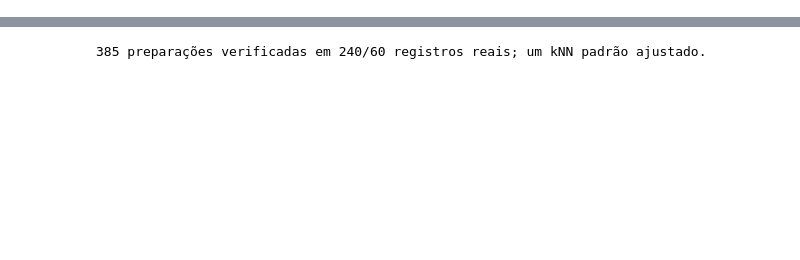
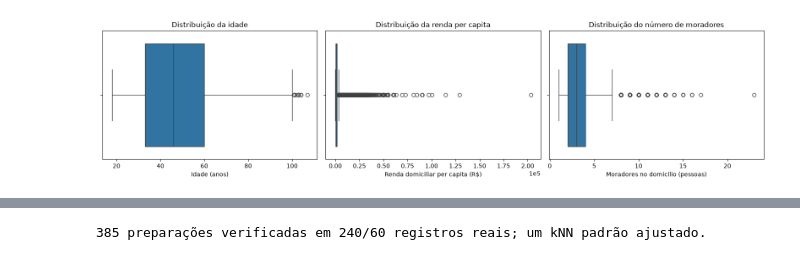
Before and after one commit to jean-pietro-lacerda/pns-atividade-fisica-knn, a Jupyter notebook: notebooks/03_preprocessamento.ipynb, the cells around one changed output, grey strips where cells are left out. Drawn from its saved outputs; the diff is of its cells as text; code cells hidden in the pictures; blank space fills up the shorter version.

```diff
--- a/notebooks/03_preprocessamento.ipynb
+++ b/notebooks/03_preprocessamento.ipynb
@@ -45,18 +120,0 @@ Q1 e Q3 delimitam os 50% centrais. IQR = Q3 − Q1. Pontos fora de Q1 − 1,5 IQ
-# %%
-numericas = ['idade', 'renda_per_capita', 'numero_moradores']
-q = df[numericas].quantile([.25, .5, .75]).T
-q.columns = ['Q1', 'mediana', 'Q3']
-q['IQR'] = q.Q3 - q.Q1
-q['inferior'] = q.Q1 - 1.5*q.IQR
-q['superior'] = q.Q3 + 1.5*q.IQR
-q['extremos'] = [int(((df[c] < q.loc[c, 'inferior']) | (df[c] > q.loc[c, 'superior'])).sum()) for c in numericas]
-display(q)
-fig, axes = plt.subplots(1, 3, figsize=(15, 4))
-for ax, coluna in zip(axes, numericas):
-    sns.boxplot(data=df, x=coluna, ax=ax, showfliers=True)
-axes[1].ticklabel_format(axis='x', style='sci', scilimits=(0, 0))
-plt.tight_layout()
-plt.show()
-sns.boxplot(x=np.log1p(df['renda_per_capita']))
-plt.xlabel('log(1 + renda per capita): apenas visualização')
-plt.show()
@@ -76,0 +149,22 @@ Imputação por média/mediana nas numéricas e moda nas categorias é preventiv
+# %%
+rotulos = {
+    "idade": ("Distribuição da idade", "Idade (anos)"),
+    "renda_per_capita": (
+        "Distribuição da renda per capita",
+        "Renda domiciliar per capita (R$)",
+    ),
+    "numero_moradores": (
+        "Distribuição do número de moradores",
+        "Moradores no domicílio (pessoas)",
+    ),
+}
+fig, eixos = plt.subplots(1, 3, figsize=(16, 4))
+for eixo, coluna in zip(eixos, NUMERICAS):
+    sns.boxplot(data=df, x=coluna, ax=eixo, showfliers=True)
+    titulo, unidade = rotulos[coluna]
+    eixo.set(title=titulo, xlabel=unidade, ylabel="")
+eixos[1].ticklabel_format(axis="x", style="sci", scilimits=(0, 0))
+fig.tight_layout()
+plt.show()
+# %% [output]
+[figure, added]
```
Also changed, not shown: parts of 32 cells of this notebook, 3 other files.
